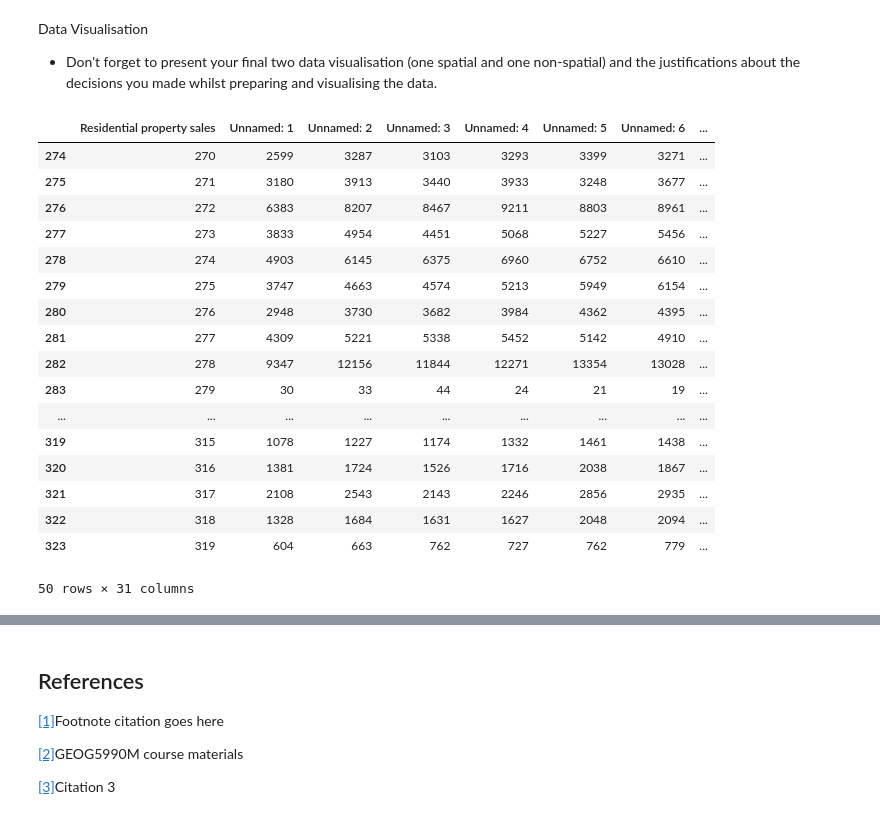
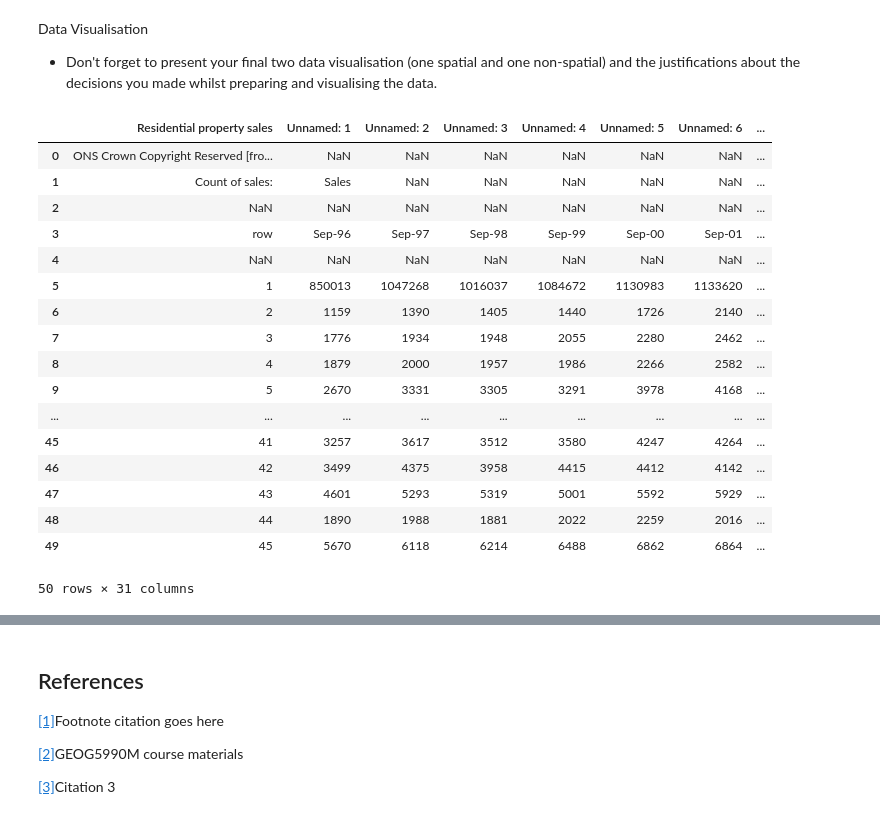
Before and after one commit to ClaudiaTurner/GEOG5990M, a Jupyter notebook: Final_Project_Python_GEOG5990M.ipynb, the cells around one changed output, grey strips where cells are left out. Saved outputs shown, nothing was run; the diff lists cells and outputs as text; code cells hidden in the pictures.

```diff
--- a/Final_Project_Python_GEOG5990M.ipynb
+++ b/Final_Project_Python_GEOG5990M.ipynb
@@ -18,23 +18,23 @@ import geopandas as gpd
 # %%
 Sales_England=pd.read_csv('https://github.com/ClaudiaTurner/GEOG5990M/raw/main/Sales_1995_2023_England_Districts_exp.csv')
 # %%
-Sales_England.tail(50)
+Sales_England.head(50)
 # %% [output]
 |  | Residential property sales | Unnamed: 1 | Unnamed: 2 | Unnamed: 3 | Unnamed: 4 | Unnamed: 5 | Unnamed: 6 | ... |
-| 274 | 270 | 2599 | 3287 | 3103 | 3293 | 3399 | 3271 | ... |
-| 275 | 271 | 3180 | 3913 | 3440 | 3933 | 3248 | 3677 | ... |
-| 276 | 272 | 6383 | 8207 | 8467 | 9211 | 8803 | 8961 | ... |
-| 277 | 273 | 3833 | 4954 | 4451 | 5068 | 5227 | 5456 | ... |
-| 278 | 274 | 4903 | 6145 | 6375 | 6960 | 6752 | 6610 | ... |
-| 279 | 275 | 3747 | 4663 | 4574 | 5213 | 5949 | 6154 | ... |
-| 280 | 276 | 2948 | 3730 | 3682 | 3984 | 4362 | 4395 | ... |
-| 281 | 277 | 4309 | 5221 | 5338 | 5452 | 5142 | 4910 | ... |
-| 282 | 278 | 9347 | 12156 | 11844 | 12271 | 13354 | 13028 | ... |
-| 283 | 279 | 30 | 33 | 44 | 24 | 21 | 19 | ... |
+| 0 | ONS Crown Copyright Reserved [fro... | NaN | NaN | NaN | NaN | NaN | NaN | ... |
+| 1 | Count of sales: | Sales | NaN | NaN | NaN | NaN | NaN | ... |
+| 2 | NaN | NaN | NaN | NaN | NaN | NaN | NaN | ... |
+| 3 | row | Sep-96 | Sep-97 | Sep-98 | Sep-99 | Sep-00 | Sep-01 | ... |
+| 4 | NaN | NaN | NaN | NaN | NaN | NaN | NaN | ... |
+| 5 | 1 | 850013 | 1047268 | 1016037 | 1084672 | 1130983 | 1133620 | ... |
+| 6 | 2 | 1159 | 1390 | 1405 | 1440 | 1726 | 2140 | ... |
+| 7 | 3 | 1776 | 1934 | 1948 | 2055 | 2280 | 2462 | ... |
+| 8 | 4 | 1879 | 2000 | 1957 | 1986 | 2266 | 2582 | ... |
+| 9 | 5 | 2670 | 3331 | 3305 | 3291 | 3978 | 4168 | ... |
 | ... | ... | ... | ... | ... | ... | ... | ... | ... |
-| 319 | 315 | 1078 | 1227 | 1174 | 1332 | 1461 | 1438 | ... |
-| 320 | 316 | 1381 | 1724 | 1526 | 1716 | 2038 | 1867 | ... |
-| 321 | 317 | 2108 | 2543 | 2143 | 2246 | 2856 | 2935 | ... |
-| 322 | 318 | 1328 | 1684 | 1631 | 1627 | 2048 | 2094 | ... |
-| 323 | 319 | 604 | 663 | 762 | 727 | 762 | 779 | ... |
+| 45 | 41 | 3257 | 3617 | 3512 | 3580 | 4247 | 4264 | ... |
+| 46 | 42 | 3499 | 4375 | 3958 | 4415 | 4412 | 4142 | ... |
+| 47 | 43 | 4601 | 5293 | 5319 | 5001 | 5592 | 5929 | ... |
+| 48 | 44 | 1890 | 1988 | 1881 | 2022 | 2259 | 2016 | ... |
+| 49 | 45 | 5670 | 6118 | 6214 | 6488 | 6862 | 6864 | ... |
 50 rows × 31 columns
```
Also changed, not shown: parts of 2 cells of this notebook.
